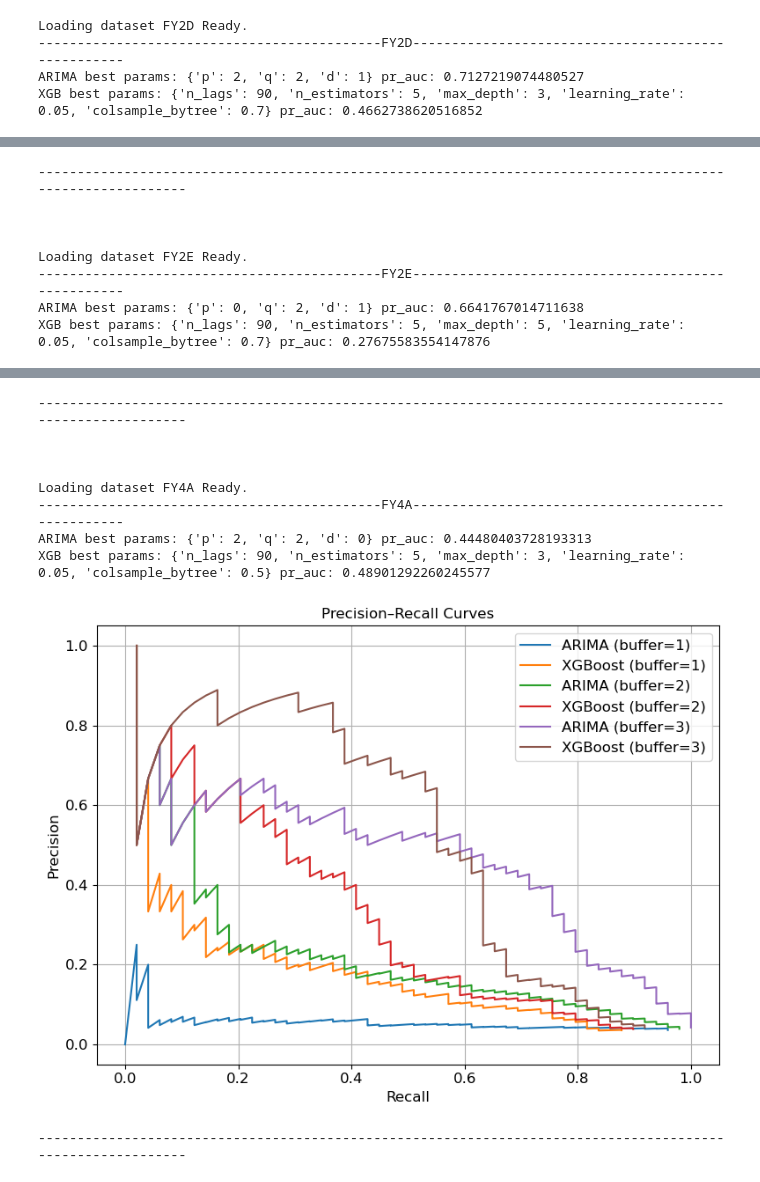
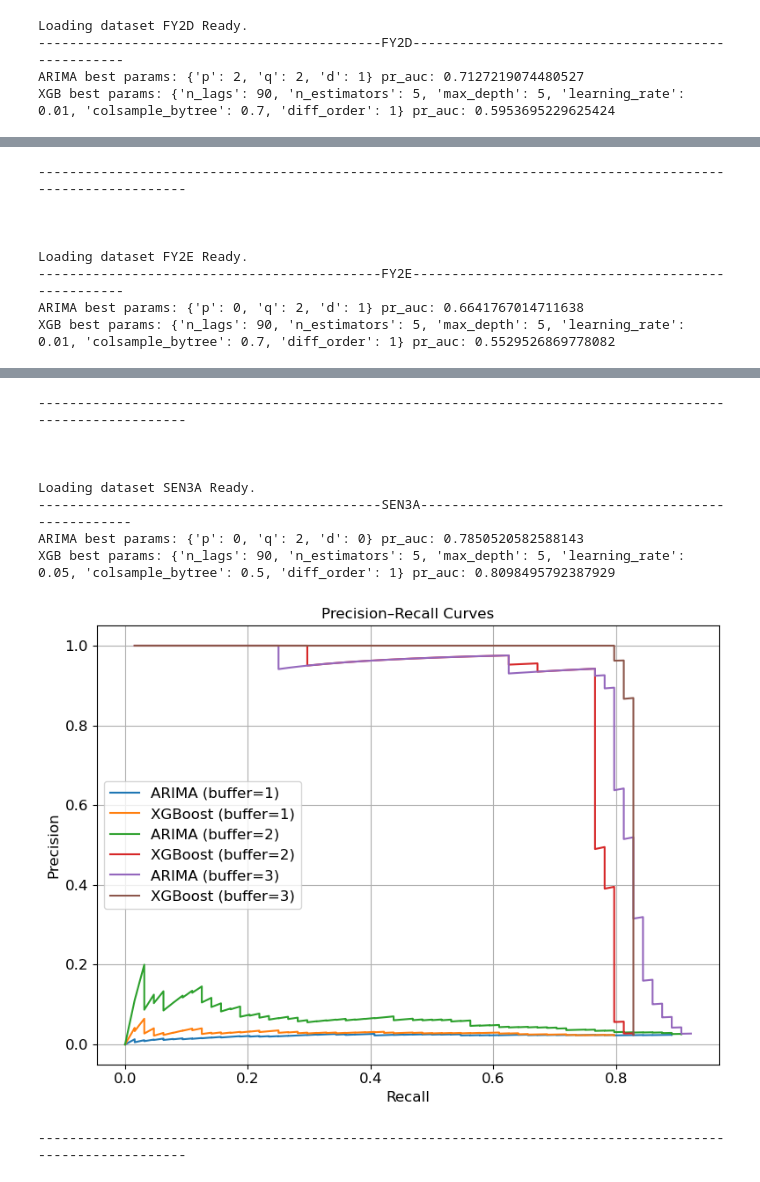
Before and after one commit to wh01019/Research_project, a Jupyter notebook: Evaluation-regular.ipynb, the cells around one changed output, grey strips where cells are left out. Cells and saved outputs as stored; diff of their text form; code cells hidden in the pictures.

```diff
--- a/Evaluation-regular.ipynb
+++ b/Evaluation-regular.ipynb
@@ -64,0 +66,11 @@ def plot(satellite, buffers):
+# %%
+# Baseline models - no differencing
+for name, path in satellites.items():
+    sate = Satellite(path[0], path[1])
+    print(f"--------------------------------------------{sate.name}---------------------------------------------------")
+    optimized_search(sate, arima_grid, xgb_grid)
+    plot(sate, buffers)
+    print("-----------------------------------------------------------------------------------------------------------")
+    print()
+    print()
+    print()
@@ -65,4 +102,14 @@ def plot(satellite, buffers):
 # %%
+# Difference
+xgb_grid   = {
+    'n_lags':     [90, 180, 360],
+    'n_estimators':[3, 5],
+    'max_depth':  [3, 5],
+    'colsample_bytree': [0.5, 0.7],
+    'learning_rate': [0.001, 0.01, 0.05],
+    'diff_order':[0,1,2]
+}
+
 for name, path in satellites.items():
     sate = Satellite(path[0], path[1])
     print(f"--------------------------------------------{sate.name}---------------------------------------------------")
@@ -76,4 +123,4 @@ for name, path in satellites.items():
 Loading dataset FY2D Ready.
 --------------------------------------------FY2D---------------------------------------------------
 ARIMA best params: {'p': 2, 'q': 2, 'd': 1} pr_auc: 0.7127219074480527
-XGB best params: {'n_lags': 90, 'n_estimators': 5, 'max_depth': 3, 'learning_rate': 0.05, 'colsample_bytree': 0.7} pr_auc: 0.4662738620516852
+XGB best params: {'n_lags': 90, 'n_estimators': 5, 'max_depth': 5, 'learning_rate': 0.01, 'colsample_bytree': 0.7, 'diff_order': 1} pr_auc: 0.5953695229625424
@@ -85,4 +132,4 @@ XGB best params: {'n_lags': 90, 'n_estimators': 5, 'max_depth': 3, 'learning_rat
 Loading dataset FY2E Ready.
 --------------------------------------------FY2E---------------------------------------------------
 ARIMA best params: {'p': 0, 'q': 2, 'd': 1} pr_auc: 0.6641767014711638
-XGB best params: {'n_lags': 90, 'n_estimators': 5, 'max_depth': 5, 'learning_rate': 0.05, 'colsample_bytree': 0.7} pr_auc: 0.27675583554147876
+XGB best params: {'n_lags': 90, 'n_estimators': 5, 'max_depth': 5, 'learning_rate': 0.01, 'colsample_bytree': 0.7, 'diff_order': 1} pr_auc: 0.5529526869778082
@@ -90,10 +137,10 @@ XGB best params: {'n_lags': 90, 'n_estimators': 5, 'max_depth': 5, 'learning_rat
 -----------------------------------------------------------------------------------------------------------
 
 
 
-Loading dataset FY4A Ready.
---------------------------------------------FY4A---------------------------------------------------
-ARIMA best params: {'p': 2, 'q': 2, 'd': 0} pr_auc: 0.44480403728193313
-XGB best params: {'n_lags': 90, 'n_estimators': 5, 'max_depth': 3, 'learning_rate': 0.05, 'colsample_bytree': 0.5} pr_auc: 0.48901292260245577
+Loading dataset SEN3A Ready.
+--------------------------------------------SEN3A---------------------------------------------------
+ARIMA best params: {'p': 0, 'q': 2, 'd': 0} pr_auc: 0.7850520582588143
+XGB best params: {'n_lags': 90, 'n_estimators': 5, 'max_depth': 5, 'learning_rate': 0.05, 'colsample_bytree': 0.5, 'diff_order': 1} pr_auc: 0.8098495792387929
-[figure, old version]
+[figure, new version]
 -----------------------------------------------------------------------------------------------------------
```
Also changed, not shown: parts of 4 cells of this notebook, 3 other files.
